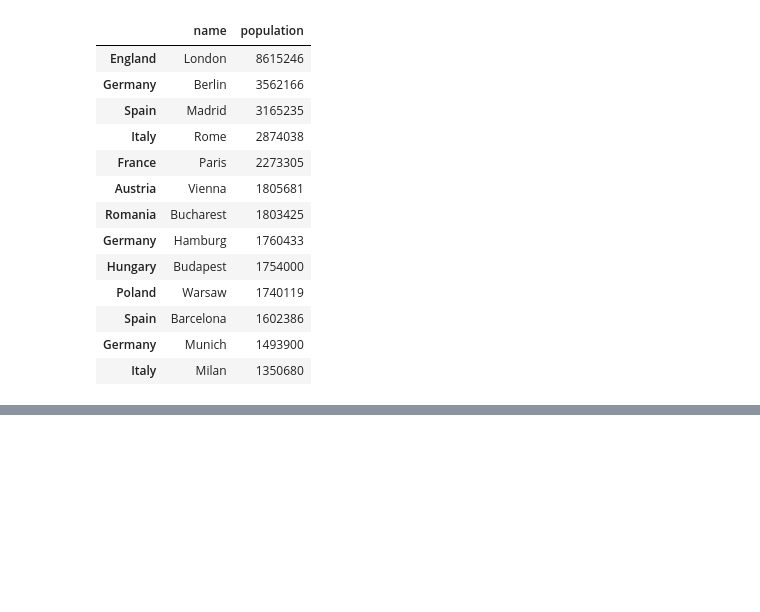
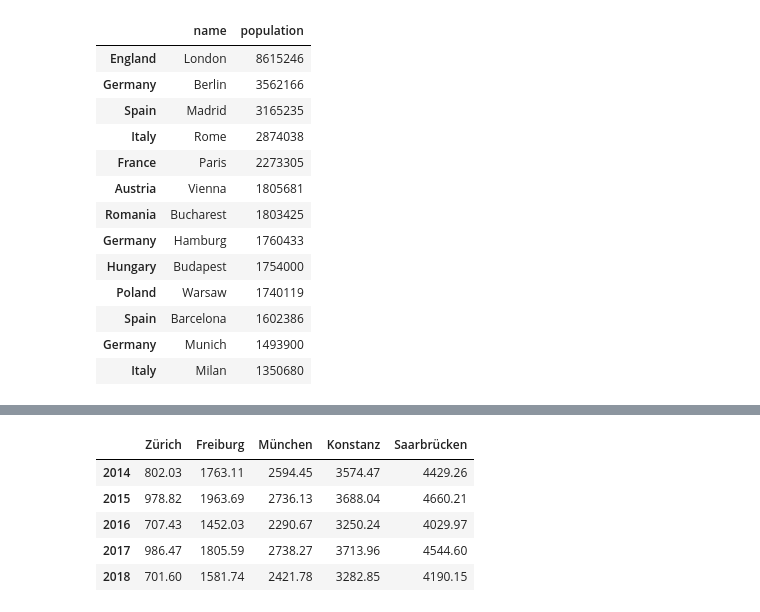
Before and after one commit to raviakasapu/MachineLearning, a Jupyter notebook: Introduction_to_Pandas.ipynb, the cells around one changed output, grey strips where cells are left out. Drawn from its saved outputs; the diff is of its cells as text; code cells hidden in the pictures; blank space fills up the shorter version.

```diff
--- a/Introduction_to_Pandas.ipynb
+++ b/Introduction_to_Pandas.ipynb
@@ -246,0 +338,9 @@ city_frame
+# %%
+shops.cumsum(axis=1)
+# %% [output]
+|  | Zürich | Freiburg | München | Konstanz | Saarbrücken |
+| 2014 | 802.03 | 1763.11 | 2594.45 | 3574.47 | 4429.26 |
+| 2015 | 978.82 | 1963.69 | 2736.13 | 3688.04 | 4660.21 |
+| 2016 | 707.43 | 1452.03 | 2290.67 | 3250.24 | 4029.97 |
+| 2017 | 986.47 | 1805.59 | 2738.27 | 3713.96 | 4544.60 |
+| 2018 | 701.60 | 1581.74 | 2421.78 | 3282.85 | 4190.15 |
```
Also changed, not shown: parts of 15 cells of this notebook.
